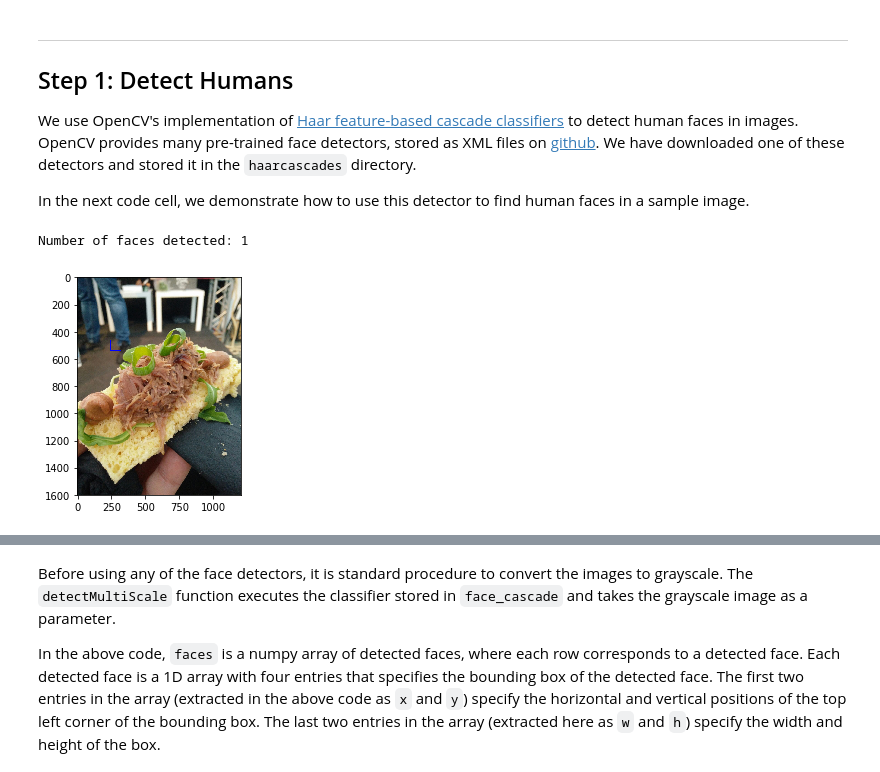
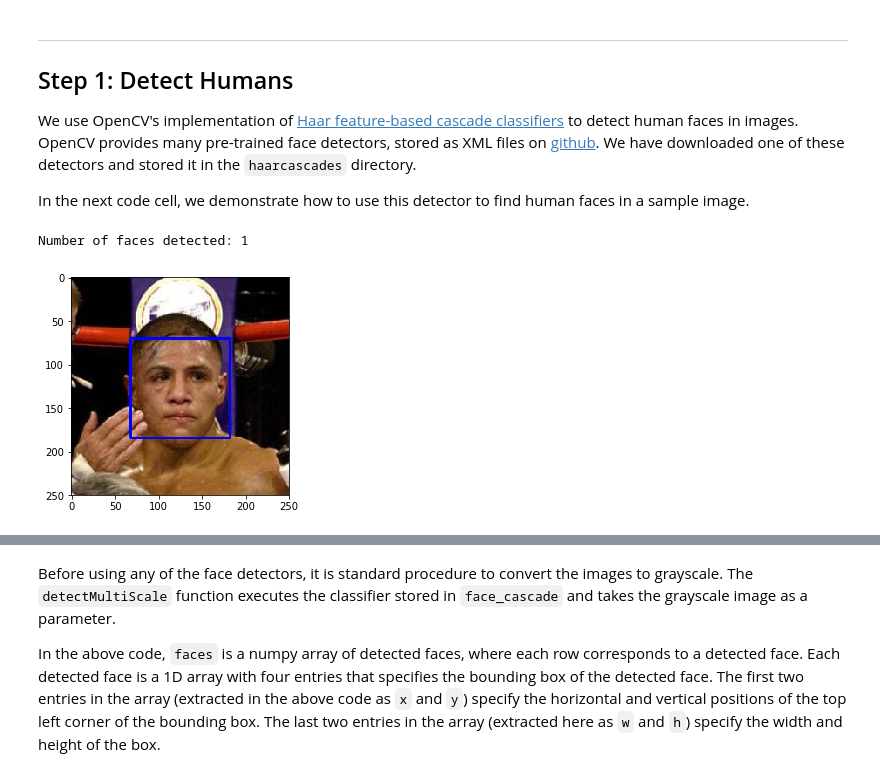
Before and after one commit to bigsasi/dog-project, a Jupyter notebook: dog_app.ipynb, the cells around one changed output, grey strips where cells are left out. Cells and saved outputs as stored; diff of their text form; code cells hidden in the pictures.

```diff
--- a/dog_app.ipynb
+++ b/dog_app.ipynb
@@ -116,35 +116,35 @@ import cv2
 import matplotlib.pyplot as plt
 %matplotlib inline
 
 # extract pre-trained face detector
 face_cascade = cv2.CascadeClassifier('haarcascades/haarcascade_frontalface_alt.xml')
 
 # load color (BGR) image
 img = cv2.imread(human_files[3])
-img = cv2.imread('myexamples/thing2.jpg')
+#img = cv2.imread('myexamples/thing2.jpg')
 # convert BGR image to grayscale
 gray = cv2.cvtColor(img, cv2.COLOR_BGR2GRAY)
 
 # find faces in image
 faces = face_cascade.detectMultiScale(gray)
 
 # print number of faces detected in the image
 print('Number of faces detected:', len(faces))
 
 # get bounding box for each detected face
 for (x,y,w,h) in faces:
     # add bounding box to color image
     cv2.rectangle(img,(x,y),(x+w,y+h),(255,0,0),2)
 
 # convert BGR image to RGB for plotting
 cv_rgb = cv2.cvtColor(img, cv2.COLOR_BGR2RGB)
 
 # display the image, along with bounding box
 plt.imshow(cv_rgb)
 plt.show()
 # %% [output]
 Number of faces detected: 1
-[figure, old version]
+[figure, new version]
 # %%
 faces
 # %% [output]
```
Also changed, not shown: parts of 8 cells of this notebook.
